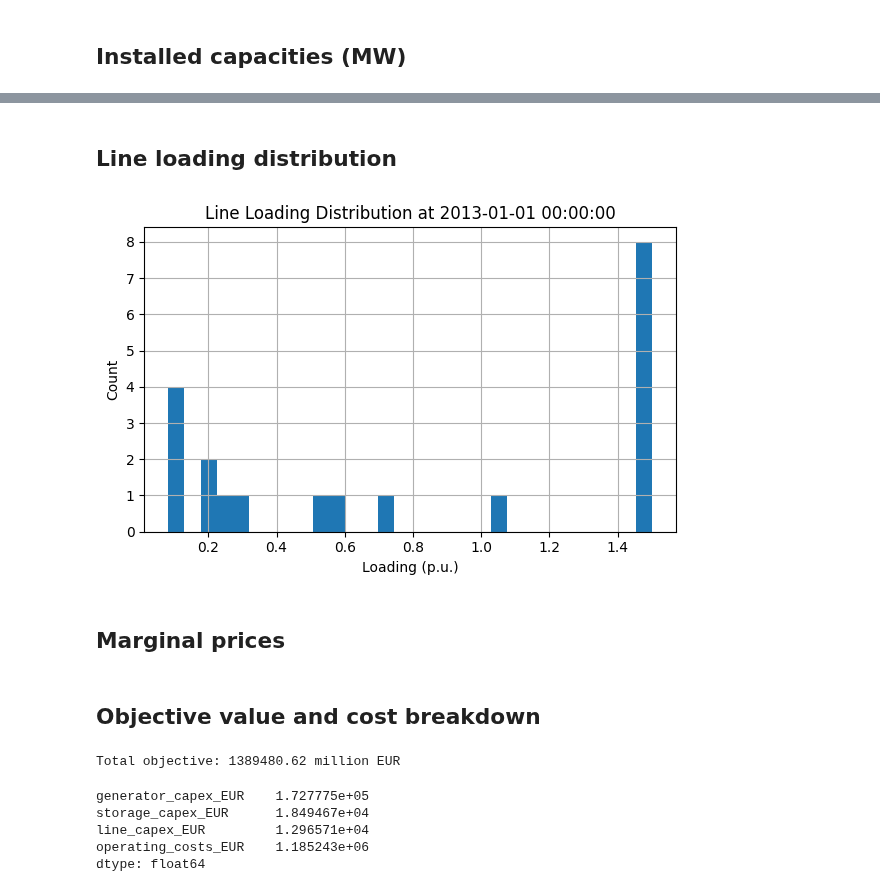
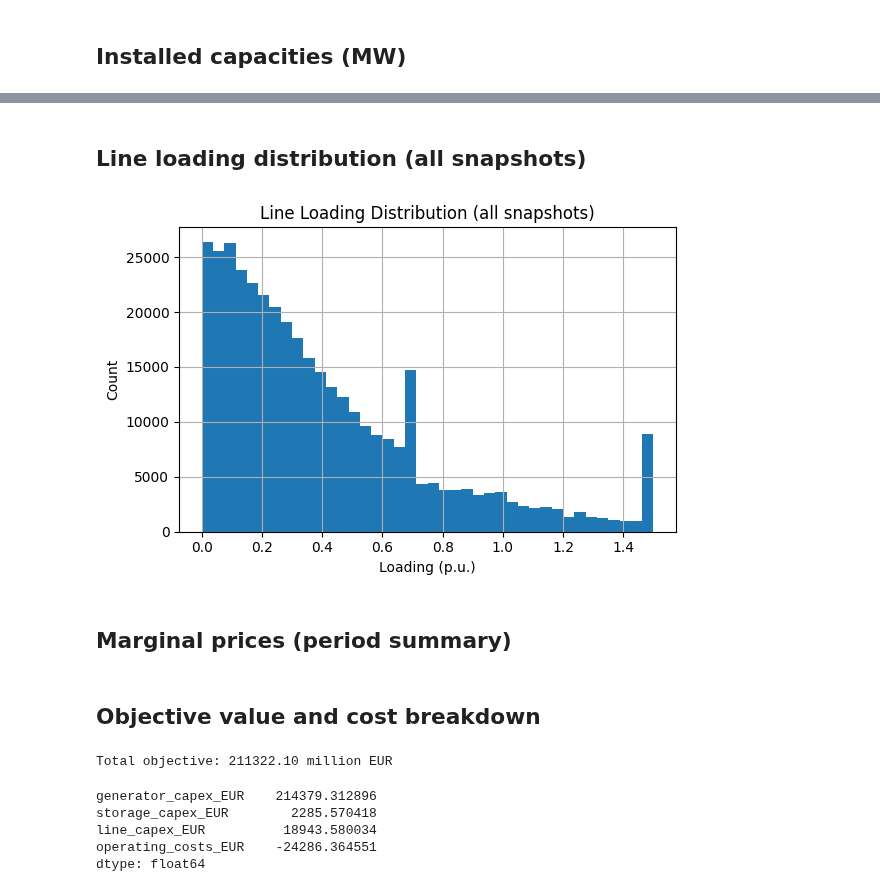
Before and after one commit to cpalazzi/pypsa-earth-green-auklet, a Jupyter notebook: notebooks/001_run_analysis.ipynb, the cells around one changed output, grey strips where cells are left out. Drawn from its saved outputs; the diff is of its cells as text; code cells hidden in the pictures.

```diff
--- a/notebooks/001_run_analysis.ipynb
+++ b/notebooks/001_run_analysis.ipynb
@@ -20,12 +18,22 @@ cf.NaturalEarthFeature("physical","land","10m")
 # %%
 from pathlib import Path
 
-# Solved network file path (absolute)
-RESULT_PATH = Path('/Users/carlopalazzi/programming/pypsa_models/pypsa-earth-runtools-crow/results/arc/europe-day-70n-core-fixed/networks/elec_s_70_ec_lcopt_Co2L-3h.nc')
+# Deterministic network selection: use exactly one target unless explicitly overridden.
+RESULT_PATH_OVERRIDE = None  # e.g. Path("../pypsa-earth/results/europe-year-140/networks/elec_s_140_ec_lcopt_Co2L-3h-week01.nc")
+
+DEFAULT_RESULT_PATH = Path(
+    "../results/arc/europe-year-140/networks/elec_s_140_ec_lcopt_Co2L-3h.nc"
+ )
+
+candidate = RESULT_PATH_OVERRIDE if RESULT_PATH_OVERRIDE is not None else DEFAULT_RESULT_PATH
+RESULT_PATH = candidate.resolve()
 
 if not RESULT_PATH.exists():
     raise FileNotFoundError(
-        f"Solved network missing at {RESULT_PATH}. Update RESULT_PATH or sync the file first."
+        "Solved network missing at expected deterministic path:\n"
+        f"  {RESULT_PATH}\n\n"
+        "Either sync the file from ARC to this location, or set RESULT_PATH_OVERRIDE in this cell."
     )
-print('Using network file:', RESULT_PATH.resolve())
+
+print("Using network file:", RESULT_PATH)
 # %% [output]
@@ -265,19 +442,22 @@ else:
 # %% [markdown]
-## Line loading distribution
+## Line loading distribution (all snapshots)
 # %%
-if 'p0' in n.lines_t:
-    loading = (n.lines_t.p0.loc[snap].abs() / n.lines.s_nom).fillna(0.0)
+import numpy as np
+
+if "p0" in n.lines_t:
+    loading_all = n.lines_t.p0.abs().div(n.lines.s_nom, axis=1)
+    loading = loading_all.replace([np.inf, -np.inf], np.nan).stack().dropna()
     plt.figure(figsize=(6, 4))
-    loading.clip(upper=1.5).hist(bins=30)
-    plt.title(f'Line Loading Distribution at {snap}')
-    plt.xlabel('Loading (p.u.)')
-    plt.ylabel('Count')
+    loading.clip(upper=1.5).hist(bins=40)
+    plt.title("Line Loading Distribution (all snapshots)")
+    plt.xlabel("Loading (p.u.)")
+    plt.ylabel("Count")
     plt.tight_layout()
     plt.show()
 else:
-    print('Line flow results missing in network file.')
+    print("Line flow results missing in network file.")
 # %% [output]
-[figure, old version]
+[figure, new version]
 # %% [markdown]
-## Marginal prices
+## Marginal prices (period summary)
 # %%
@@ -323,11 +503,11 @@ pd.Series({
     'operating_costs_EUR': operating_costs
 }) / 1e6
 # %% [output]
-Total objective: 1389480.62 million EUR
+Total objective: 211322.10 million EUR
-generator_capex_EUR    1.727775e+05
-storage_capex_EUR      1.849467e+04
-line_capex_EUR         1.296571e+04
-operating_costs_EUR    1.185243e+06
+generator_capex_EUR    214379.312896
+storage_capex_EUR        2285.570418
+line_capex_EUR          18943.580034
+operating_costs_EUR    -24286.364551
 dtype: float64
 # %%
 co2_constraints = n.global_constraints[n.global_constraints.index.str.contains('co2', case=False)]
```
Also changed, not shown: parts of 25 cells of this notebook, 9 other files.
